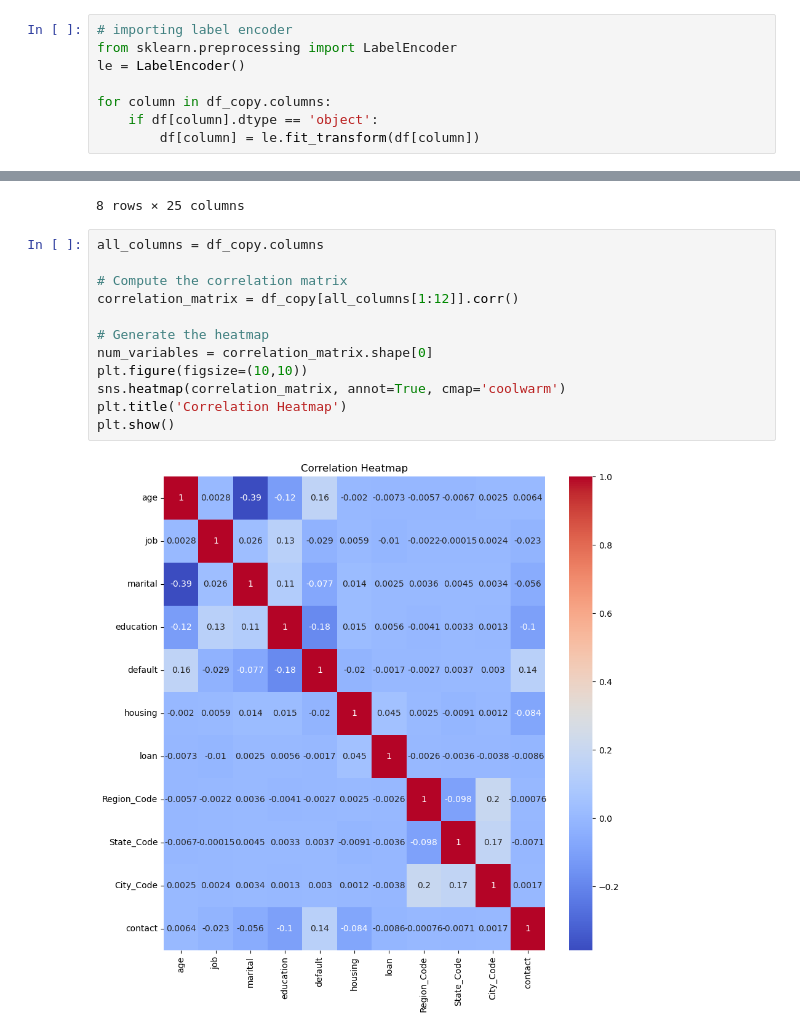
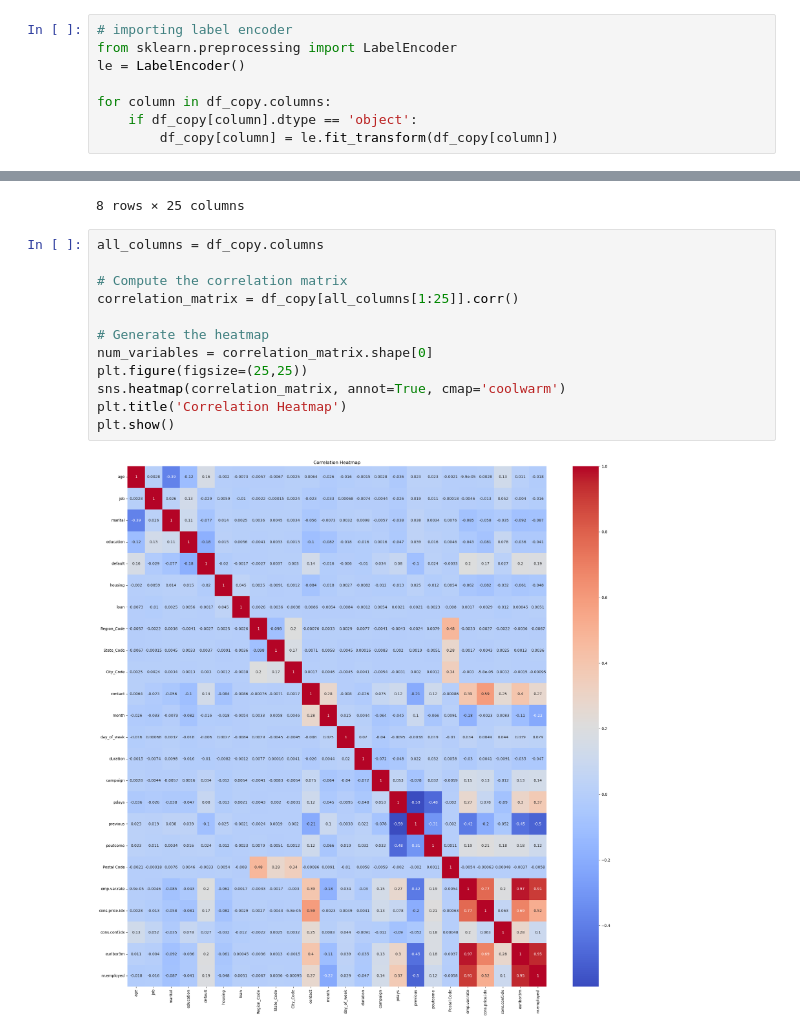
Before and after one commit to Mayank5112/Capstone-Project-5, a Jupyter notebook: capestone-5.ipynb, the cells around one changed output, grey strips where cells are left out. Drawn from its saved outputs; the diff is of its cells as text.

Commit message:
mistake modification and worked on heatmap

```diff
--- a/capestone-5.ipynb
+++ b/capestone-5.ipynb
@@ -256,8 +256,8 @@ from sklearn.preprocessing import LabelEncoder
 le = LabelEncoder()
 
 for column in df_copy.columns:
-    if df[column].dtype == 'object':
-        df[column] = le.fit_transform(df[column])
+    if df_copy[column].dtype == 'object':
+        df_copy[column] = le.fit_transform(df_copy[column])
 # %%
 df_copy.describe()
 # %% [output]
@@ -274,14 +274,14 @@ df_copy.describe()
 # %%
 all_columns = df_copy.columns
 
 # Compute the correlation matrix
-correlation_matrix = df_copy[all_columns[1:12]].corr()
+correlation_matrix = df_copy[all_columns[1:25]].corr()
 
 # Generate the heatmap
 num_variables = correlation_matrix.shape[0]
-plt.figure(figsize=(10,10))
+plt.figure(figsize=(25,25))
 sns.heatmap(correlation_matrix, annot=True, cmap='coolwarm')
 plt.title('Correlation Heatmap')
 plt.show()
 # %% [output]
-[figure, old version]
+[figure, new version]
```
Also changed, not shown: parts of 2 cells of this notebook.
